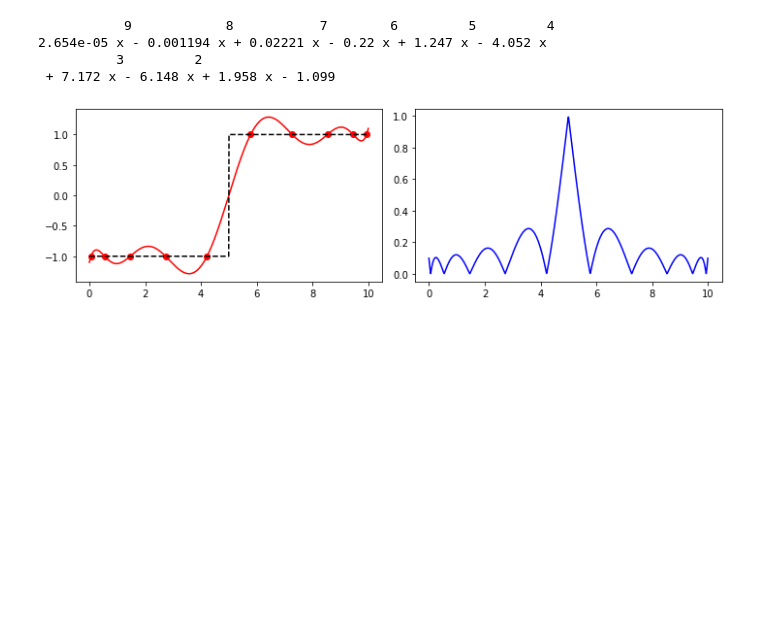
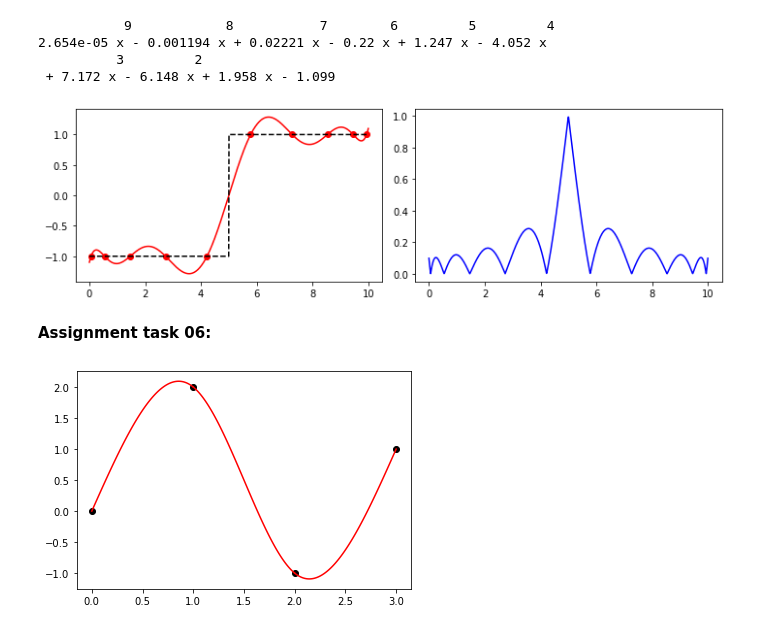
Before and after one commit to valenpe7/numerical_methods, a Jupyter notebook: _sources/tasks/solutions.ipynb, the cells around one changed output. Cells and saved outputs as stored; diff of their text form; code cells hidden in the pictures; blank space fills up the shorter version.

```diff
--- a/_sources/tasks/solutions.ipynb
+++ b/_sources/tasks/solutions.ipynb
@@ -198,3 +198,51 @@ plt.show()
           3         2
  + 7.172 x - 6.148 x + 1.958 x - 1.099
 [figure]
+# %% [markdown]
+**Assignment task 06:**
+# %%
+def cubic_spline(x_p, y_p):
+    """
+    Calculates cubic spline interpolation of a given set of data points.
+    Args:
+        x_p (array_like): X-coordinates of a set of data points
+        y_p (array_like): Y-coordinates of a set of data points
+    Returns:
+        List[numpy.poly1d]: List of natural cubic splines
+    """
+    n = x_p.size
+    cubic_splines = []
+    p = np.zeros(n - 3)
+    q = np.zeros(n - 2)
+    r = np.zeros(n - 3)
+    b = np.zeros(n - 2)
+    for i in range(n - 3):
+        p[i] = (x_p[i + 2] - x_p[i + 1]) / 6.0
+        r[i] = (x_p[i + 2] - x_p[i + 1]) / 6.0
+    for i in range(n - 2):
+        q[i] = (x_p[i + 2] - x_p[i]) / 3.0
+        b[i] = (y_p[i + 2] - y_p[i + 1]) / (x_p[i + 2] - x_p[i + 1]) - (y_p[i + 1] - y_p[i]) / (x_p[i + 1] - x_p[i])
+    d2y = np.linalg.solve(np.diag(p, 1) + np.diag(q, 0) + np.diag(r, -1), b)
+    d2y = np.insert(d2y, 0, 0.0)
+    d2y = np.insert(d2y, n - 1, 0.0)
+    for i in range(n - 1):
+        A = np.poly1d([-1.0, x_p[i + 1]]) / (x_p[i + 1] - x_p[i])
+        B = 1.0 - A
+        C = (A**3 - A) / 6.0 * (x_p[i + 1] - x_p[i])**2
+        D = (B**3 - B) / 6.0 * (x_p[i + 1] - x_p[i])**2
+        cubic_splines.append(A * y_p[i] + B * y_p[i + 1] + C * d2y[i] + D * d2y[i + 1])
+    return cubic_splines
+
+x_p = np.array([0.0, 1.0, 2.0, 3.0])
+y_p = np.array([0.0, 2.0, -1.0, 1.0])
+
+f = cubic_spline(x_p, y_p)
+
+fig, ax = plt.subplots()
+ax.scatter(x_p, y_p, color="black")
+for i in range(len(f)):
+    x = np.linspace(x_p[i], x_p[i + 1], 100)
+    ax.plot(x, f[i](x), color="red")
+plt.show()
+# %% [output]
+[figure, added]
```
Also changed, not shown: 14 other files.
